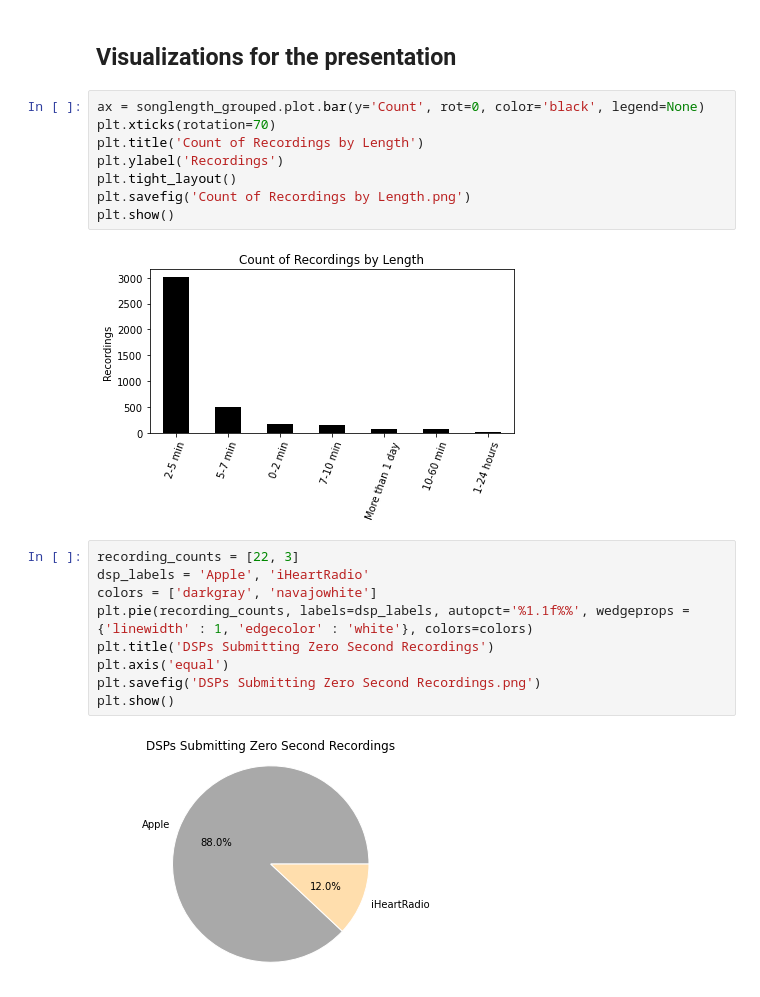
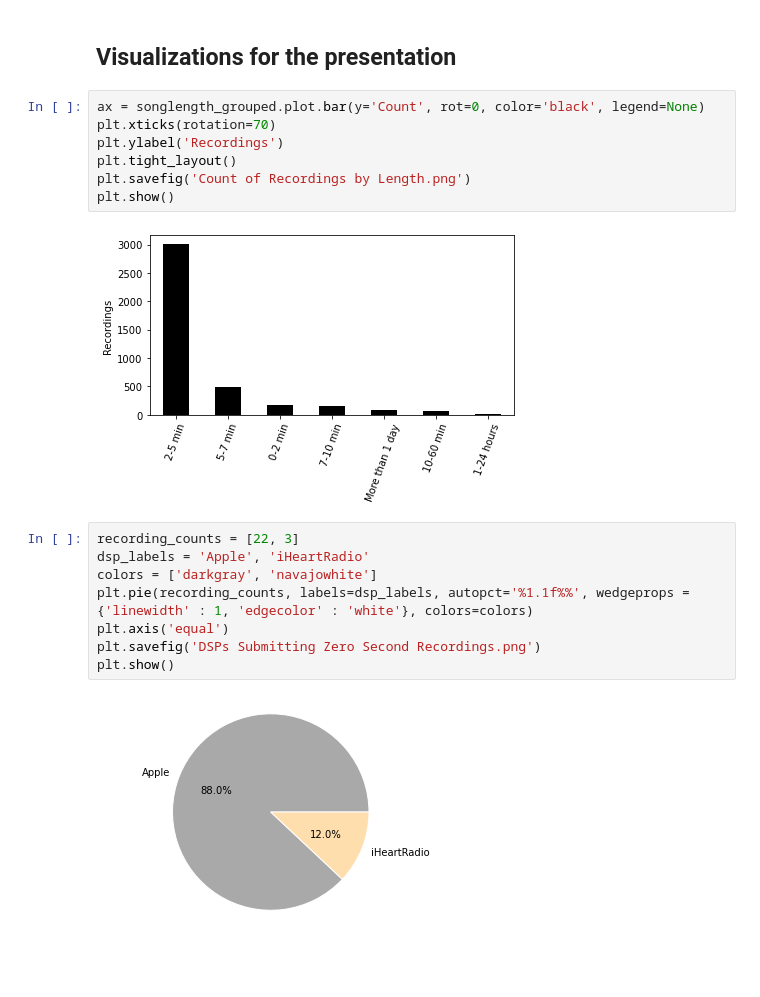
Before and after one commit to LJRollerII/mlc-project-napster, a Jupyter notebook: notebook/mlc_dsp.ipynb, the cells around one changed output. Cells and saved outputs as stored; diff of their text form; blank space fills up the shorter version.

Commit message:
Updating visualizations in preparation for presentation on Thursday. Still need to revisit FacetGrid - considering a switch to kdeplot rather than bar plots.

```diff
--- a/notebook/mlc_dsp.ipynb
+++ b/notebook/mlc_dsp.ipynb
@@ -1309,24 +1311,22 @@ plt.show()
 # %%
 ax = songlength_grouped.plot.bar(y='Count', rot=0, color='black', legend=None)
 plt.xticks(rotation=70)
-plt.title('Count of Recordings by Length')
 plt.ylabel('Recordings')
 plt.tight_layout()
 plt.savefig('Count of Recordings by Length.png')
 plt.show()
 # %% [output]
-[figure, old version]
+[figure, new version]
 # %%
 recording_counts = [22, 3]
 dsp_labels = 'Apple', 'iHeartRadio'
 colors = ['darkgray', 'navajowhite']
 plt.pie(recording_counts, labels=dsp_labels, autopct='%1.1f%%', wedgeprops = {'linewidth' : 1, 'edgecolor' : 'white'}, colors=colors)
-plt.title('DSPs Submitting Zero Second Recordings')
 plt.axis('equal')
 plt.savefig('DSPs Submitting Zero Second Recordings.png')
 plt.show()
 # %% [output]
-[figure, old version]
+[figure, new version]
 # %%
 recording_counts = [80, 76, 5]
 dsp_labels = 'Unknown DSP', 'Pandora', 'Deezer'
```
Also changed, not shown: parts of 6 cells of this notebook.
